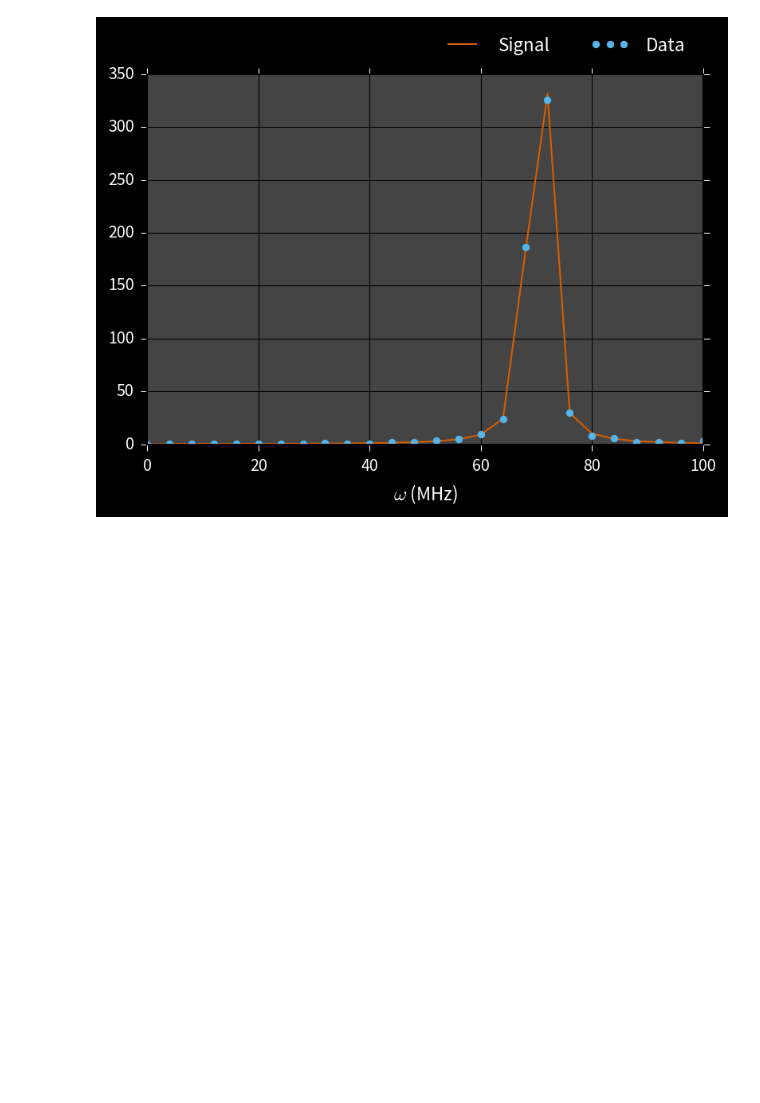
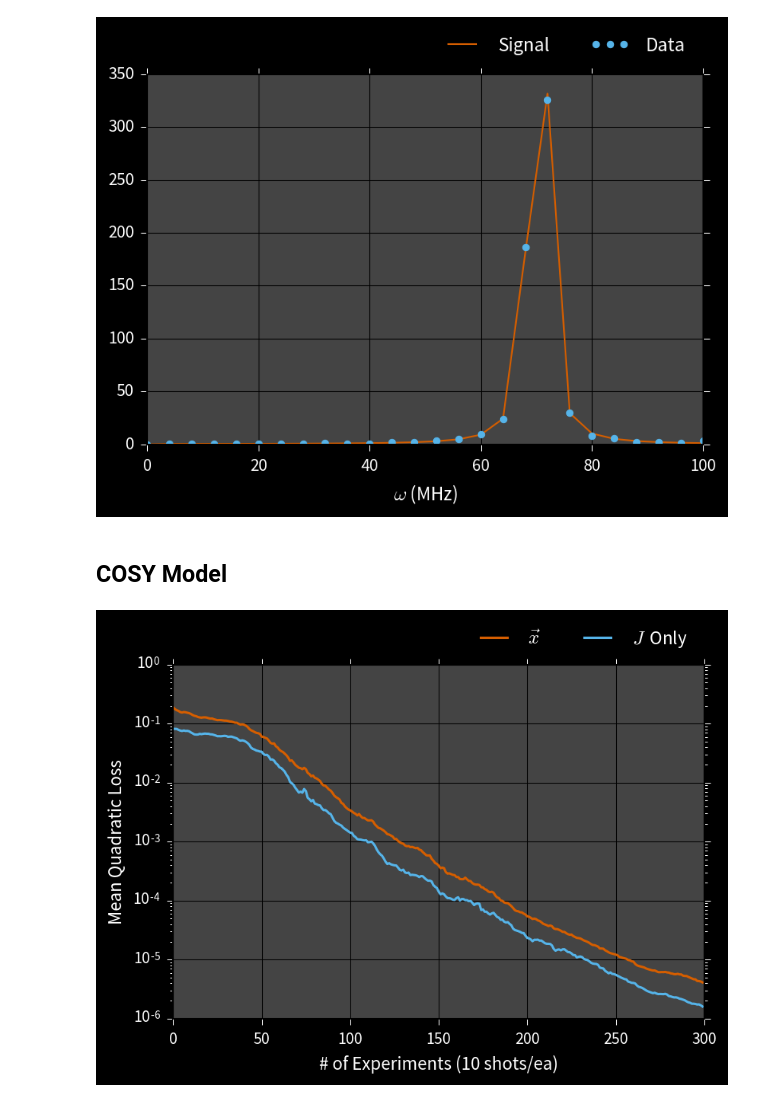
Before and after one commit to cgranade/cgranade.github.io, a Jupyter notebook: research/talks/quics/07-2016/figures.ipynb, the cells around one changed output. Saved outputs shown, nothing was run; the diff lists cells and outputs as text; code cells hidden in the pictures; blank space fills up the shorter version.

Commit message:
New slide on COSY/crosstalk.

```diff
--- a/research/talks/quics/07-2016/figures.ipynb
+++ b/research/talks/quics/07-2016/figures.ipynb
@@ -155,3 +157,34 @@ plt.xlabel('$\omega$ (MHz)')
 plt.savefig('figures/rabi-example-spectrum.png', format='png', dpi=300, frameon=False, facecolor="black")
 # %% [output]
 [figure]
+# %% [markdown]
+## COSY Model ##
+# %%
+def cosy_heuristic(updater, n_meas=10, base=65 / 64):
+    N = len(updater.data_record)
+    t_ratio = np.random.random()
+    expparams = np.zeros((1,), dtype=updater.model.expparams_dtype)
+    expparams['t'] = np.array([t_ratio, 1 - t_ratio]) * base ** N
+    expparams['n_meas'] = n_meas
+    return expparams
+# %%
+cosy_model = qi.BinomialModel(COSYModel())
+cosy_prior = qi.UniformDistribution([[0, 1]] * 3)
+# %%
+cosy_performance = qi.perf_test_multiple(100,
+    cosy_model, 3000, cosy_prior,
+    300, partial(partial, cosy_heuristic, base=1.02),
+    apply=lbview.apply,
+    progressbar=qi.IPythonProgressBar
+)
+# %%
+loss_J = (cosy_performance['est'][:, :, 2] - cosy_performance['true'][:, :, 2]) ** 2
+# %%
+plt.semilogy(np.mean(cosy_performance['loss'], axis=0), label=r'$\vec{x}$')
+plt.semilogy(np.mean(loss_J, axis=0), label=r'$J\,$ Only')
+plt.xlabel('# of Experiments (10 shots/ea)')
+plt.ylabel('Mean Quadratic Loss')
+plt.legend(ncol=2, bbox_to_anchor=(1, 1.15))
+plt.savefig('figures/cosy-loss.png', format='png', dpi=300, frameon=False, facecolor="black")
+# %% [output]
+[figure, added]
```
Also changed, not shown: parts of 2 cells of this notebook, 5 other files.
